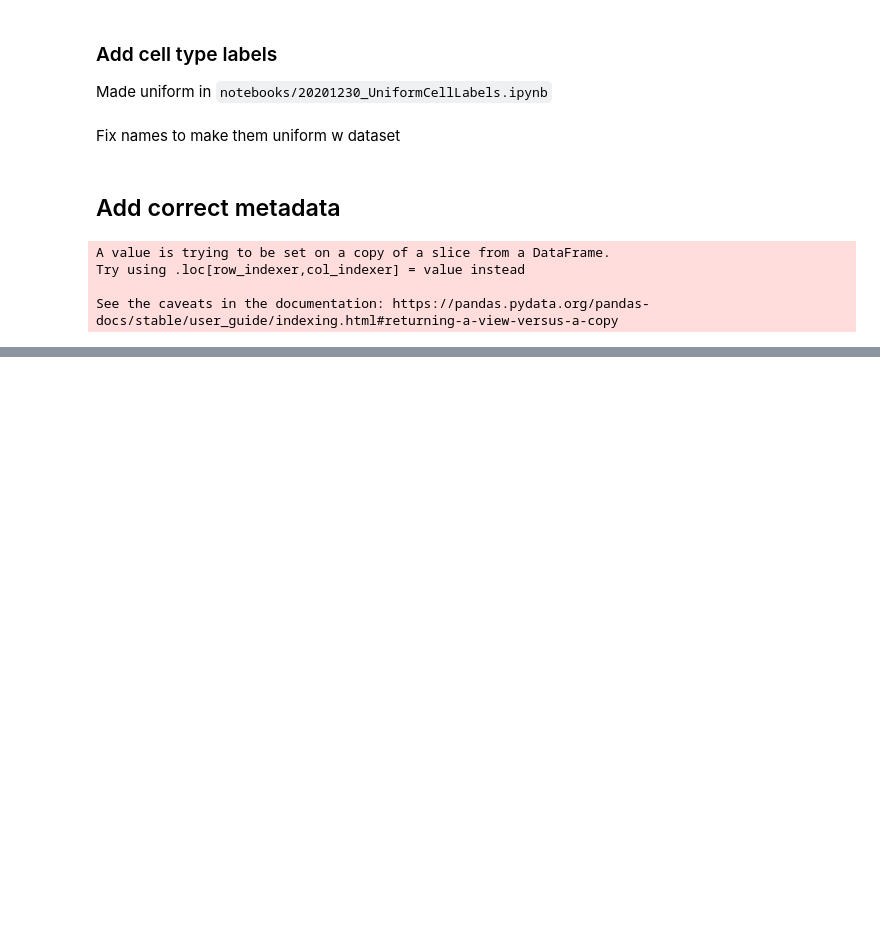
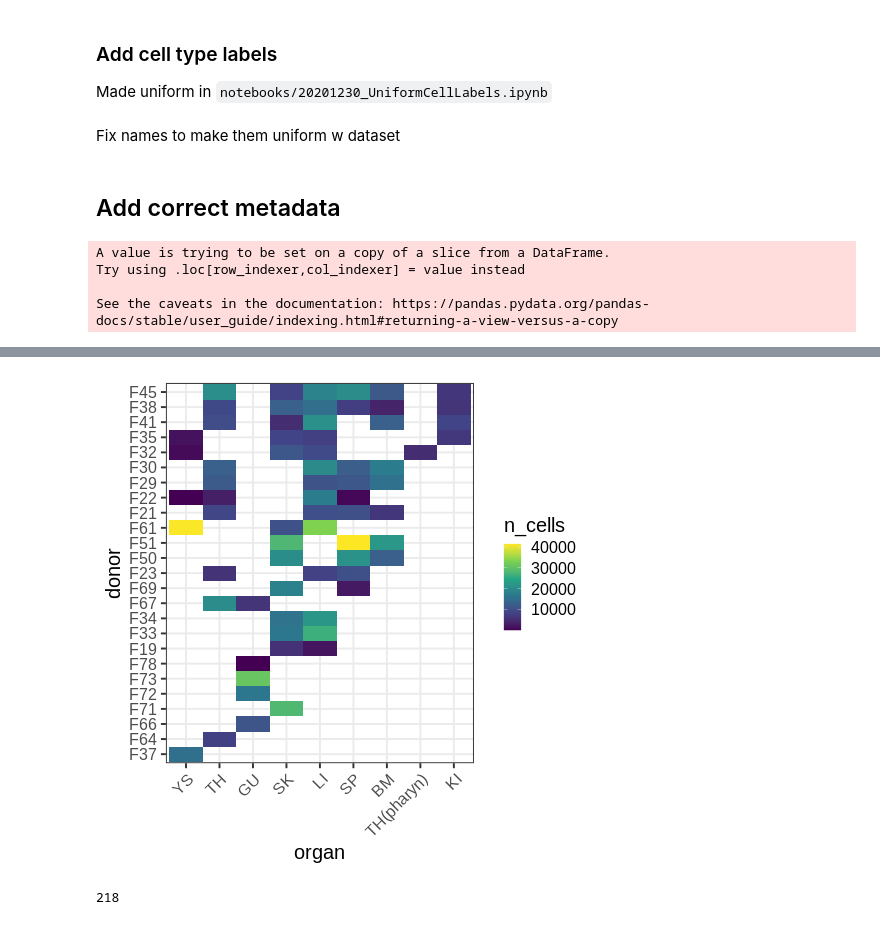
Before and after one commit to Teichlab/Pan_fetal_immune, a Jupyter notebook: notebooks/20210112_saveLabels.ipynb, the cells around one changed output, grey strips where cells are left out. Saved outputs shown, nothing was run; the diff lists cells and outputs as text; code cells hidden in the pictures; blank space fills up the shorter version.

```diff
--- a/notebooks/20210112_saveLabels.ipynb
+++ b/notebooks/20210112_saveLabels.ipynb
@@ -134,0 +155,26 @@ new_obs.to_csv("/nfs/team205/ed6/data/Fetal_immune/PAN.A01.v01.entire_data_norma
+# %%
+new_obs = pd.read_csv('/nfs/team205/ed6/data/Fetal_immune/PAN.A01.v01.entire_data_normalised_log.wGut.full_obs.csv')
+# %%
+donor_count = new_obs.reset_index()[["organ", "donor", "index"]].groupby(["donor", "organ"]).count().reset_index()
+# %%
+%%R -i donor_count -w 500 -h 500
+
+donor_count %>%
+rename(n_cells=index) %>%
+group_by(donor) %>%
+mutate(n_organs=n()) %>%
+ungroup() %>%
+arrange(n_organs) %>%
+mutate(donor = factor(donor, levels=unique(donor))) %>%
+mutate(organ = factor(organ, levels=unique(organ))) %>%
+ggplot(aes(organ, donor, fill=n_cells)) +
+geom_tile() +
+theme_bw(base_size=20) +
+theme(axis.text.x=element_text(angle=45, hjust=1)) +
+scale_fill_viridis_c()
+# %% [output]
+[figure, added]
+# %%
+new_obs["Sample"]
+# %% [output]
+218
```
Also changed, not shown: parts of 7 cells of this notebook, 2 other files.
